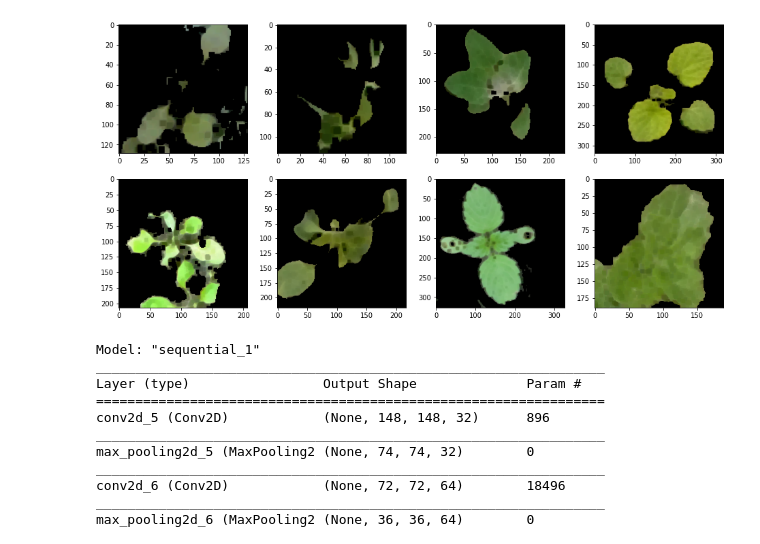
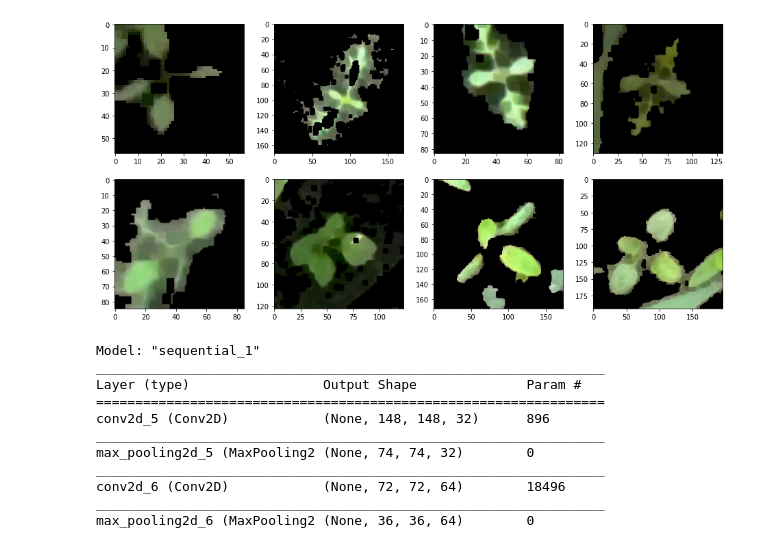
Before and after one commit to fergarfer1/TFGfgf, a Jupyter notebook: CH_V_6hojas_cv.ipynb, the cells around one changed output. Cells and saved outputs as stored; diff of their text form; code cells hidden in the pictures.

```diff
--- a/CH_V_6hojas_cv.ipynb
+++ b/CH_V_6hojas_cv.ipynb
@@ -78,12 +77,12 @@ n_imag_train_4 = round(imag_4_hojas*0.8)
 n_imag_validation_4 = imag_4_hojas//10
 n_imag_test_4 = imag_4_hojas-n_imag_train_4-n_imag_validation_4
 print('4 hojas: Train=' + str(n_imag_train_4) + ' Validation=' + str(n_imag_validation_4) + ' Test=' + str(n_imag_test_4))
-n_imag_train_5 = round(imag_5_6_hojas*0.8)
-n_imag_validation_5 = imag_5_6_hojas//10
-n_imag_test_5 = imag_5_6_hojas-n_imag_train_5-n_imag_validation_5
-print('5 o 6 hojas: Train=' + str(n_imag_train_5) + ' Validation=' + str(n_imag_validation_5) + ' Test=' + str(n_imag_test_5))
-n_imag_train_6 = round(imag_7plus_hojas*0.8)
-n_imag_validation_6 = imag_7plus_hojas//10
-n_imag_test_6 = imag_7plus_hojas-n_imag_train_6-n_imag_validation_6
-print('7 o mas hojas: Train=' + str(n_imag_train_6) + ' Validation=' + str(n_imag_validation_6) + ' Test=' + str(n_imag_test_6))
+n_imag_train_5 = round(imag_5_hojas*0.8)
+n_imag_validation_5 = imag_5_hojas//10
+n_imag_test_5 = imag_5_hojas-n_imag_train_5-n_imag_validation_5
+print('5 hojas: Train=' + str(n_imag_train_5) + ' Validation=' + str(n_imag_validation_5) + ' Test=' + str(n_imag_test_5))
+n_imag_train_6 = round(imag_6_hojas*0.8)
+n_imag_validation_6 = imag_6_hojas//10
+n_imag_test_6 = imag_6_hojas-n_imag_train_6-n_imag_validation_6
+print('6 hojas: Train=' + str(n_imag_train_6) + ' Validation=' + str(n_imag_validation_6) + ' Test=' + str(n_imag_test_6))
 # %% [output]
@@ -111,10 +110,10 @@ train_weed2_dir = os.path.join(train_dir, '2')
 train_weed3_dir = os.path.join(train_dir, '3')
 # 4 hojas.
 train_weed4_dir = os.path.join(train_dir, '4')
-# 5 o 6 hojas.
-train_weed5_dir = os.path.join(train_dir, '5_6')
-# 7 o mas hojas.
-train_weed6_dir = os.path.join(train_dir, '7+')
+# 5 hojas.
+train_weed5_dir = os.path.join(train_dir, '5')
+# 6 hojas.
+train_weed6_dir = os.path.join(train_dir, '6')
 
 ## Directorio con las imagenes de validation
 # 1 hoja
@@ -125,10 +124,10 @@ validation_weed2_dir = os.path.join(validation_dir, '2')
 validation_weed3_dir = os.path.join(validation_dir, '3')
 # 4 hojas
 validation_weed4_dir = os.path.join(validation_dir, '4')
-# 5 o 6 hojas
-validation_weed5_dir = os.path.join(validation_dir, '5_6')
-# 7 o mas hojas
-validation_weed6_dir = os.path.join(validation_dir, '7+')
+# 5 hojas
+validation_weed5_dir = os.path.join(validation_dir, '5')
+# 6 hojas
+validation_weed6_dir = os.path.join(validation_dir, '6')
 
 ## Directorio con las imagenes de test
 # 1 hoja
@@ -139,10 +138,10 @@ test_weed2_dir = os.path.join(test_dir,'2')
 test_weed3_dir = os.path.join(test_dir,'3')
 # 4 hojas
 test_weed4_dir = os.path.join(test_dir,'4')
-# 5 o 6 hojas
-test_weed5_dir = os.path.join(test_dir,'5_6')
-# 7 o mas hojas
-test_weed6_dir = os.path.join(test_dir,'7+')
+# 5 hojas
+test_weed5_dir = os.path.join(test_dir,'5')
+# 6 hojas
+test_weed6_dir = os.path.join(test_dir,'6')
 # %%
 # Ordena las imágenes de cada categoría en el directorio de train, validation y test.
 
@@ -274,29 +273,29 @@ total test weed6 images : 135
 # %%
 # Representa un ejemplo de las imágenes que se van a tomar para resolver el problema. En este caso se representarán las de dos hojas
 
 # presentaremos images en una configuración de 4x4
 nrows = 4
 ncols = 4
 
 pic_index = 0 # Índice para iterar sobre las imagenes
 
 fig = plt.gcf()
 fig.set_size_inches(ncols*4, nrows*4)
 
 pic_index+=8
 
-next_weed_pix = [os.path.join(train_weed5_dir, fname)
-                for fname in train_weed5_fnames[ pic_index-8:pic_index]
+next_weed_pix = [os.path.join(train_weed4_dir, fname)
+                for fname in train_weed4_fnames[ pic_index-8:pic_index]
                ]
 
 for i, img_path in enumerate(next_weed_pix):
   sp = plt.subplot(nrows, ncols, i + 1)
   img = mpimg.imread(img_path)
   plt.imshow(img)
 
 plt.show()
 # %% [output]
-[figure, old version]
+[figure, new version]
 # %%
 #Creación de la CNN
 
```
Also changed, not shown: parts of 14 cells of this notebook, 17 other files.
